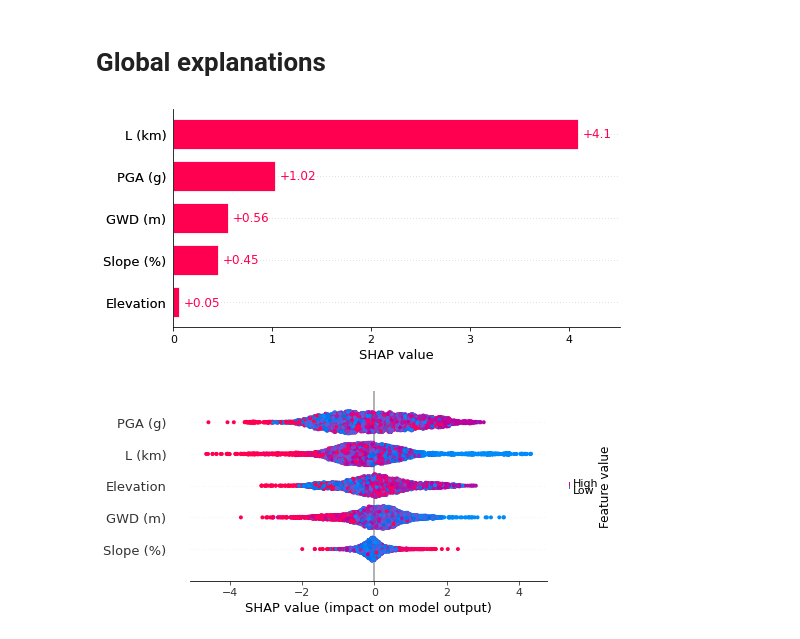
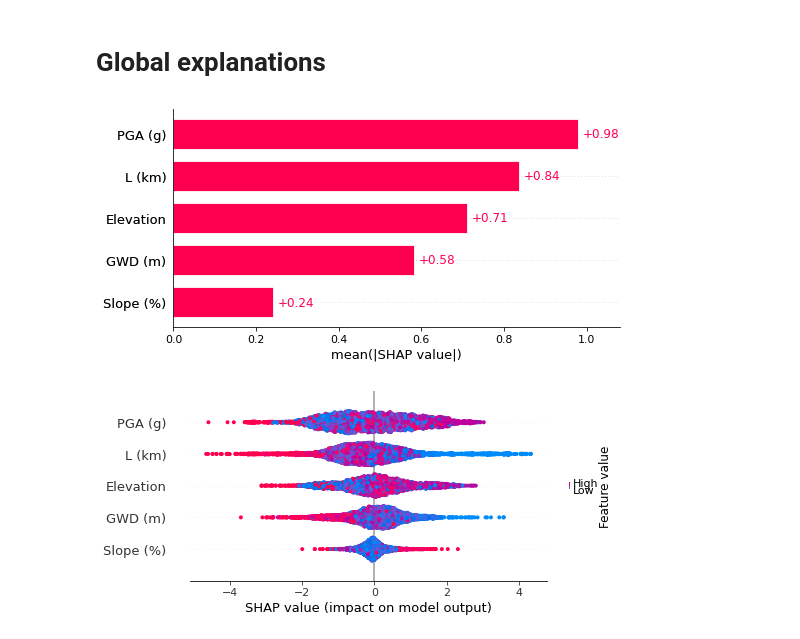
Before and after one commit to geoelements/xai-lateral-spreading, a Jupyter notebook: xgboost-classifier.ipynb, the cells around one changed output. Saved outputs shown, nothing was run; the diff lists cells and outputs as text; code cells hidden in the pictures.

```diff
--- a/xgboost-classifier.ipynb
+++ b/xgboost-classifier.ipynb
@@ -159,9 +326,9 @@ X_false_neg
 # %% [markdown]
 # Global explanations
 # %%
-shap.plots.bar(shap_values[2])
+shap.plots.bar(shap_values)
 # %% [output]
-[figure, old version]
+[figure, new version]
 # %%
 # summarize the effects of all the features
 shap.plots.beeswarm(shap_values)
```
Also changed, not shown: parts of 42 cells of this notebook.
